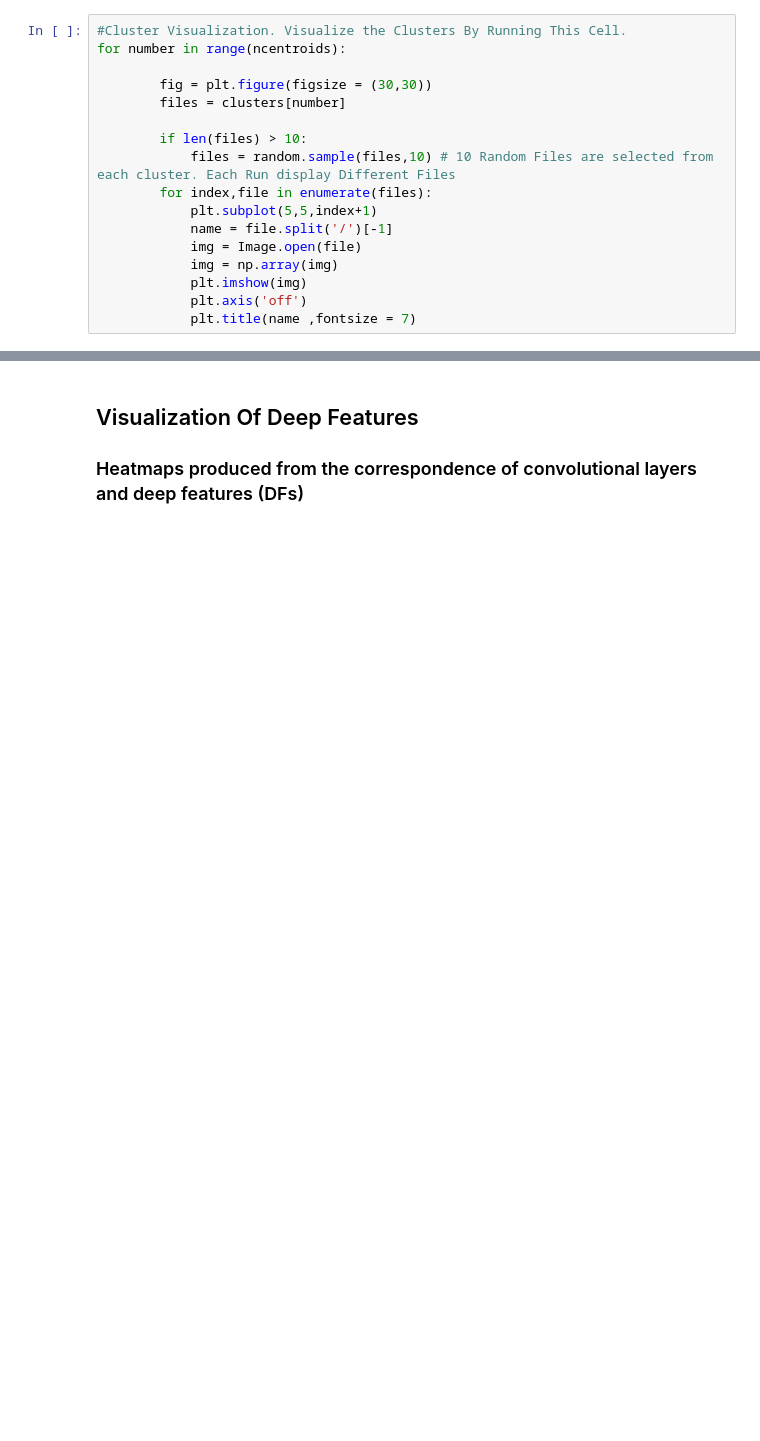
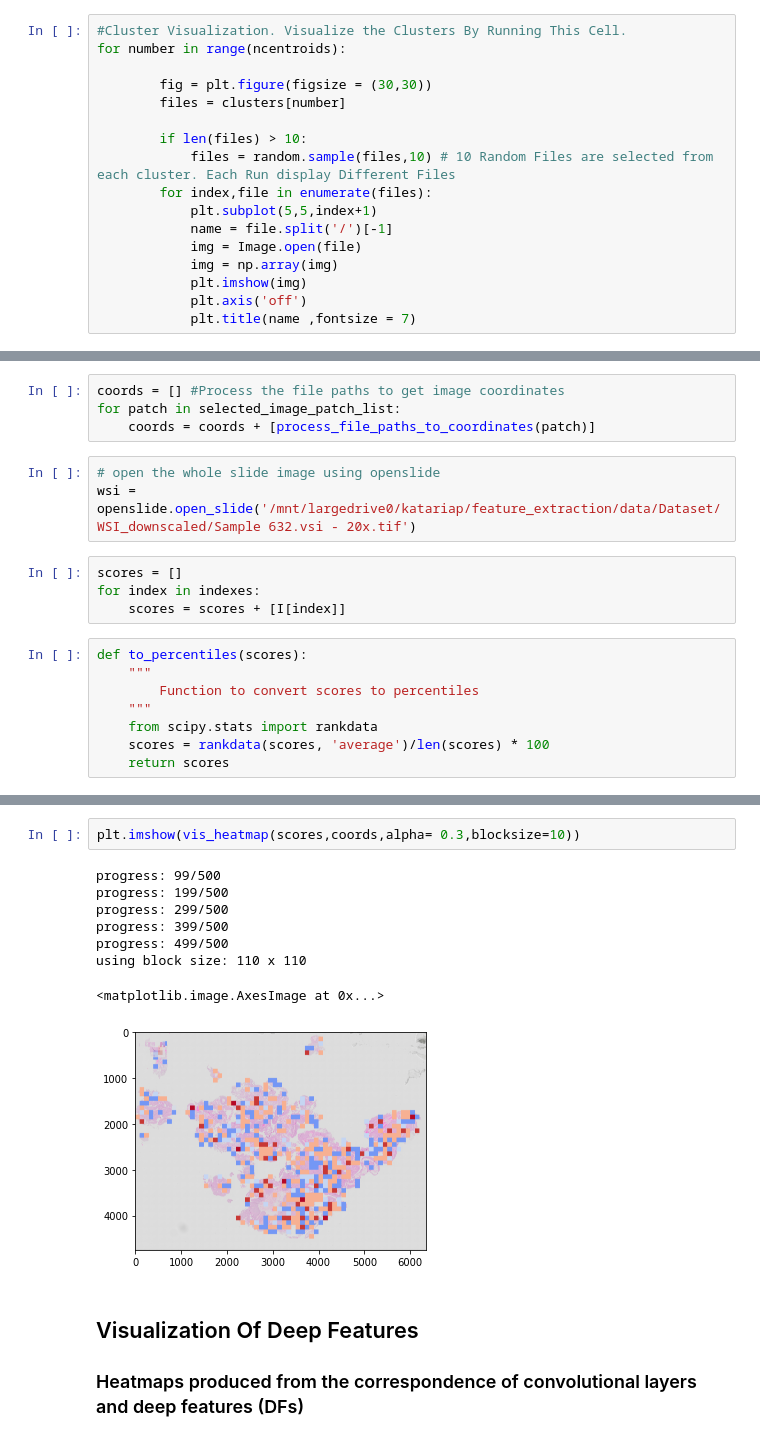
Before and after one commit to BermanLaboratory/Feature_Extraction_By_Finetuning_KimiaNet, a Jupyter notebook: src/features/feature_analysis.ipynb, the cells around one changed output, grey strips where cells are left out. Drawn from its saved outputs; the diff is of its cells as text; blank space fills up the shorter version.

```diff
--- a/src/features/feature_analysis.ipynb
+++ b/src/features/feature_analysis.ipynb
@@ -368,0 +419,19 @@ for number in range(ncentroids):
+# %%
+coords = [] #Process the file paths to get image coordinates
+for patch in selected_image_patch_list:
+    coords = coords + [process_file_paths_to_coordinates(patch)]
+# %%
+# open the whole slide image using openslide
+wsi = openslide.open_slide('/mnt/largedrive0/katariap/feature_extraction/data/Dataset/WSI_downscaled/Sample 632.vsi - 20x.tif')
+# %%
+scores = []
+for index in indexes:
+    scores = scores + [I[index]]
+# %%
+def to_percentiles(scores):
+    """
+        Function to convert scores to percentiles
+    """
+    from scipy.stats import rankdata
+    scores = rankdata(scores, 'average')/len(scores) * 100
+    return scores
@@ -369,3 +585,14 @@ for number in range(ncentroids):
+# %%
+plt.imshow(vis_heatmap(scores,coords,alpha= 0.3,blocksize=10))
+# %% [output]
+progress: 99/500
+progress: 199/500
+progress: 299/500
+progress: 399/500
+progress: 499/500
+using block size: 110 x 110
+<matplotlib.image.AxesImage at 0x...>
+[figure, added]
 # %% [markdown]
 ## Visualization Of Deep Features
 ### Heatmaps produced from the correspondence of convolutional layers and deep features (DFs)
```
Also changed, not shown: parts of 14 cells of this notebook, 6 other files.
